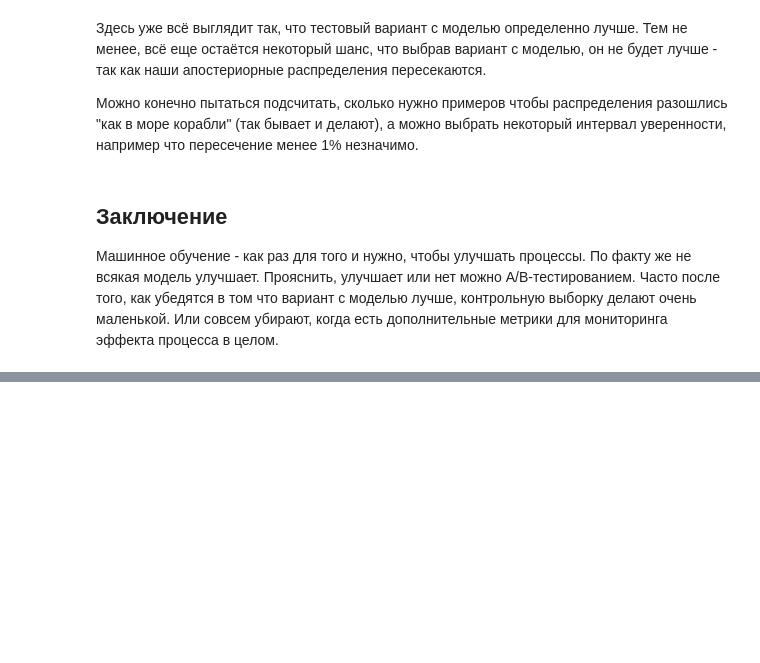
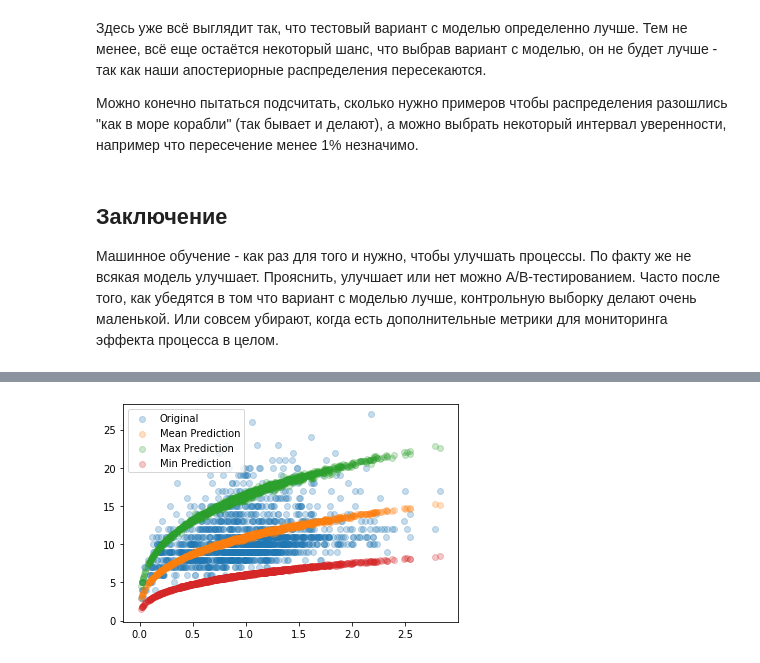
Before and after one commit to timeseries-ru/course, a Jupyter notebook: day_5.ipynb, the cells around one changed output, grey strips where cells are left out. Saved outputs shown, nothing was run; the diff lists cells and outputs as text; code cells hidden in the pictures; blank space fills up the shorter version.

```diff
--- a/day_5.ipynb
+++ b/day_5.ipynb
@@ -508,0 +593,8 @@ plot_beta(test_errors + new_test_errors, test_size + new_test_size - test_errors
+# %%
+plt.scatter(male['whole weight'], male[target], alpha=0.25, label='Original');
+plt.scatter(male['whole weight'], male_predict(male), alpha=0.25, label='Mean Prediction');
+plt.scatter(male['whole weight'], male_predict(male, operation=np.max), alpha=0.25, label='Max Prediction');
+plt.scatter(male['whole weight'], male_predict(male, operation=np.min), alpha=0.25, label='Min Prediction');
+plt.legend(loc='best');
+# %% [output]
+[figure, added]
```
Also changed, not shown: parts of 9 cells of this notebook.
